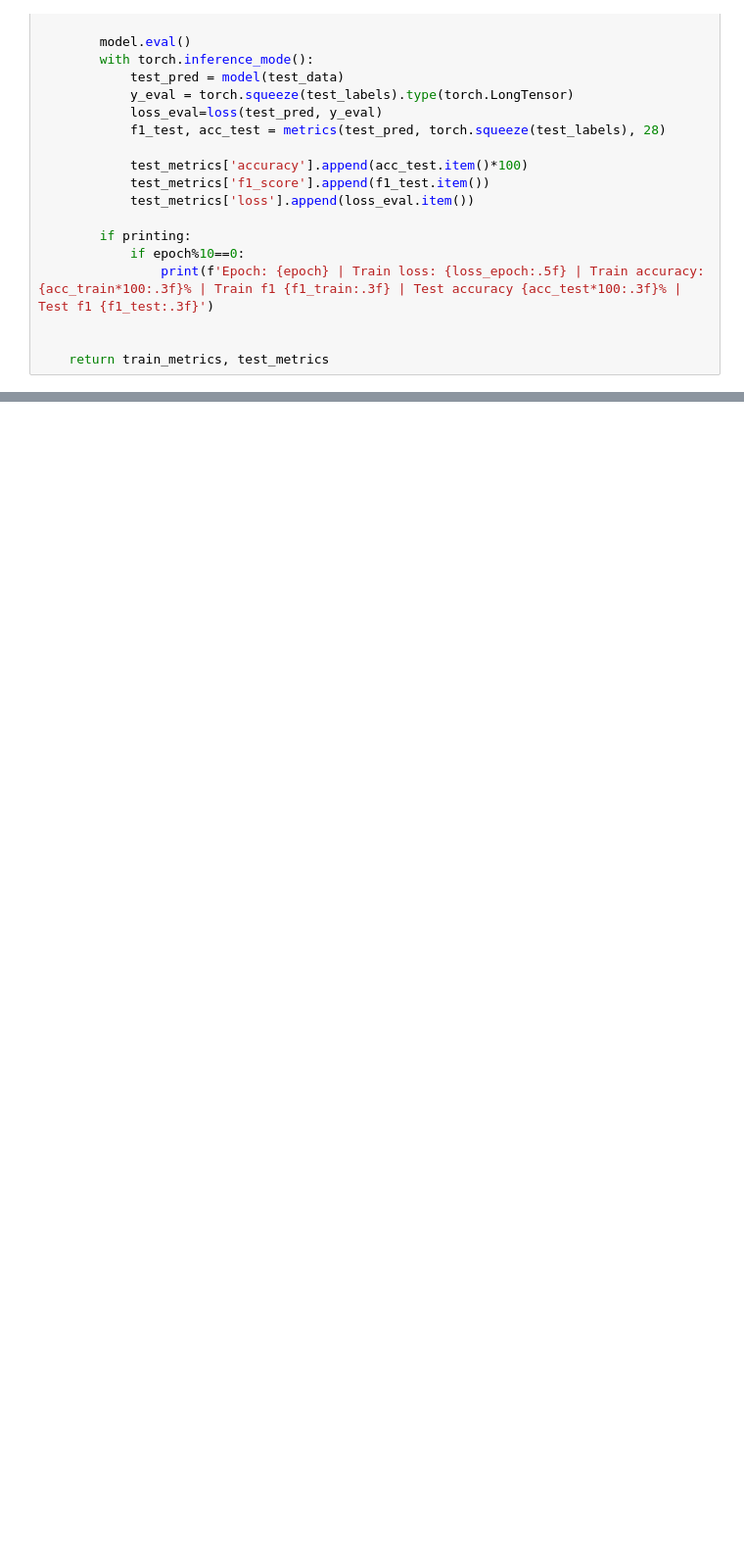
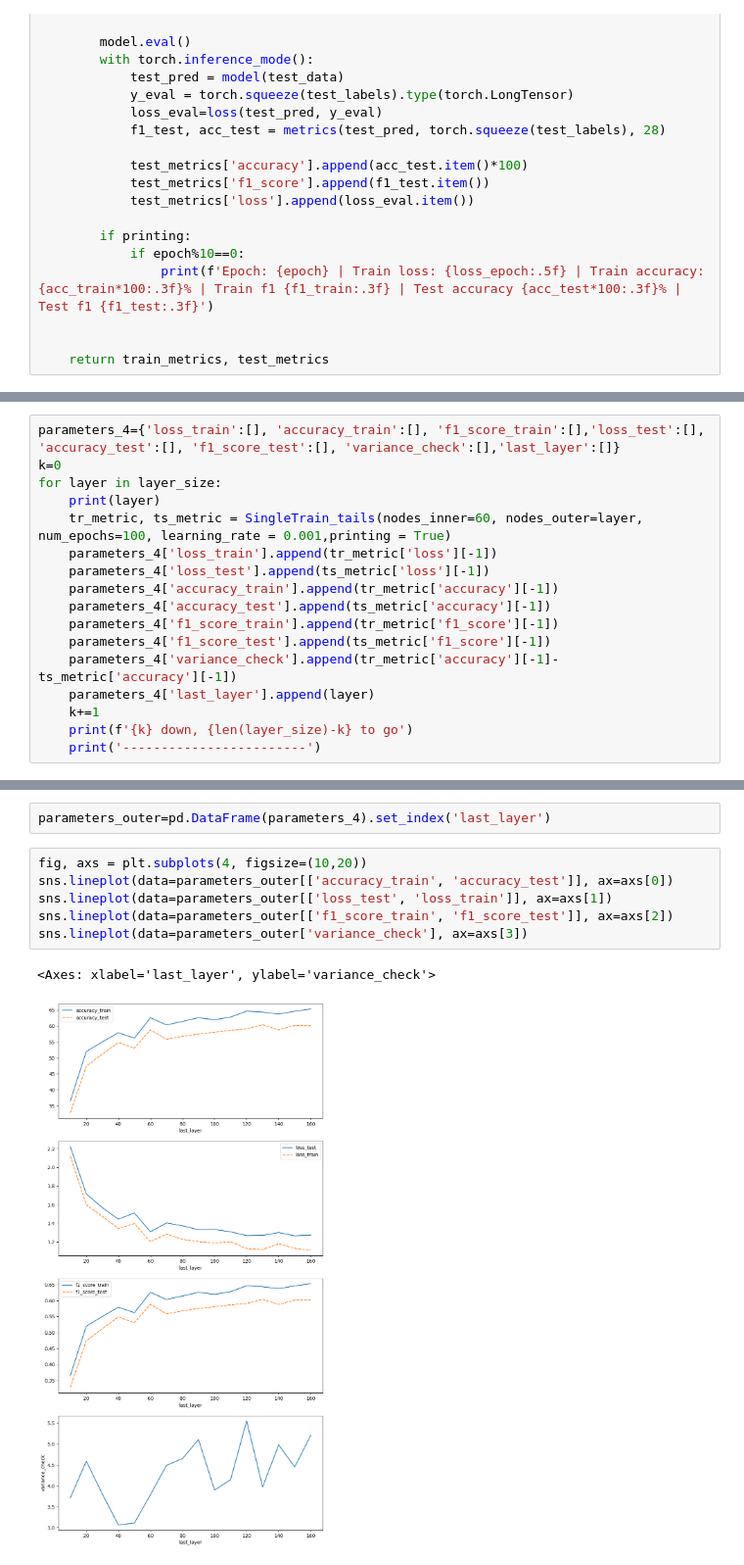
Before and after one commit to IlinKaragjozov/ComVis_with_Pytorch, a Jupyter notebook: Arab_Letter_Classification.ipynb, the cells around one changed output, grey strips where cells are left out. Shown: that part at 98% size. Saved outputs shown, nothing was run; the diff lists cells and outputs as text; blank space fills up the shorter version.

```diff
--- a/Arab_Letter_Classification.ipynb
+++ b/Arab_Letter_Classification.ipynb
@@ -648,0 +638,17 @@ sns.lineplot(data=parameters_inner['variance_check'])
+# %%
+parameters_4={'loss_train':[], 'accuracy_train':[], 'f1_score_train':[],'loss_test':[], 'accuracy_test':[], 'f1_score_test':[], 'variance_check':[],'last_layer':[]}
+k=0
+for layer in layer_size:
+    print(layer)
+    tr_metric, ts_metric = SingleTrain_tails(nodes_inner=60, nodes_outer=layer, num_epochs=100, learning_rate = 0.001,printing = True)
+    parameters_4['loss_train'].append(tr_metric['loss'][-1])
+    parameters_4['loss_test'].append(ts_metric['loss'][-1])
+    parameters_4['accuracy_train'].append(tr_metric['accuracy'][-1])
+    parameters_4['accuracy_test'].append(ts_metric['accuracy'][-1])
+    parameters_4['f1_score_train'].append(tr_metric['f1_score'][-1])
+    parameters_4['f1_score_test'].append(ts_metric['f1_score'][-1])
+    parameters_4['variance_check'].append(tr_metric['accuracy'][-1]-ts_metric['accuracy'][-1])
+    parameters_4['last_layer'].append(layer)
+    k+=1
+    print(f'{k} down, {len(layer_size)-k} to go')
+    print('------------------------')
@@ -648,0 +673,11 @@ sns.lineplot(data=parameters_inner['variance_check'])
+# %%
+parameters_outer=pd.DataFrame(parameters_4).set_index('last_layer')
+# %%
+fig, axs = plt.subplots(4, figsize=(10,20))
+sns.lineplot(data=parameters_outer[['accuracy_train', 'accuracy_test']], ax=axs[0])
+sns.lineplot(data=parameters_outer[['loss_test', 'loss_train']], ax=axs[1])
+sns.lineplot(data=parameters_outer[['f1_score_train', 'f1_score_test']], ax=axs[2])
+sns.lineplot(data=parameters_outer['variance_check'], ax=axs[3])
+# %% [output]
+<Axes: xlabel='last_layer', ylabel='variance_check'>
+[figure, added]
```
Also changed, not shown: parts of 23 cells of this notebook.
